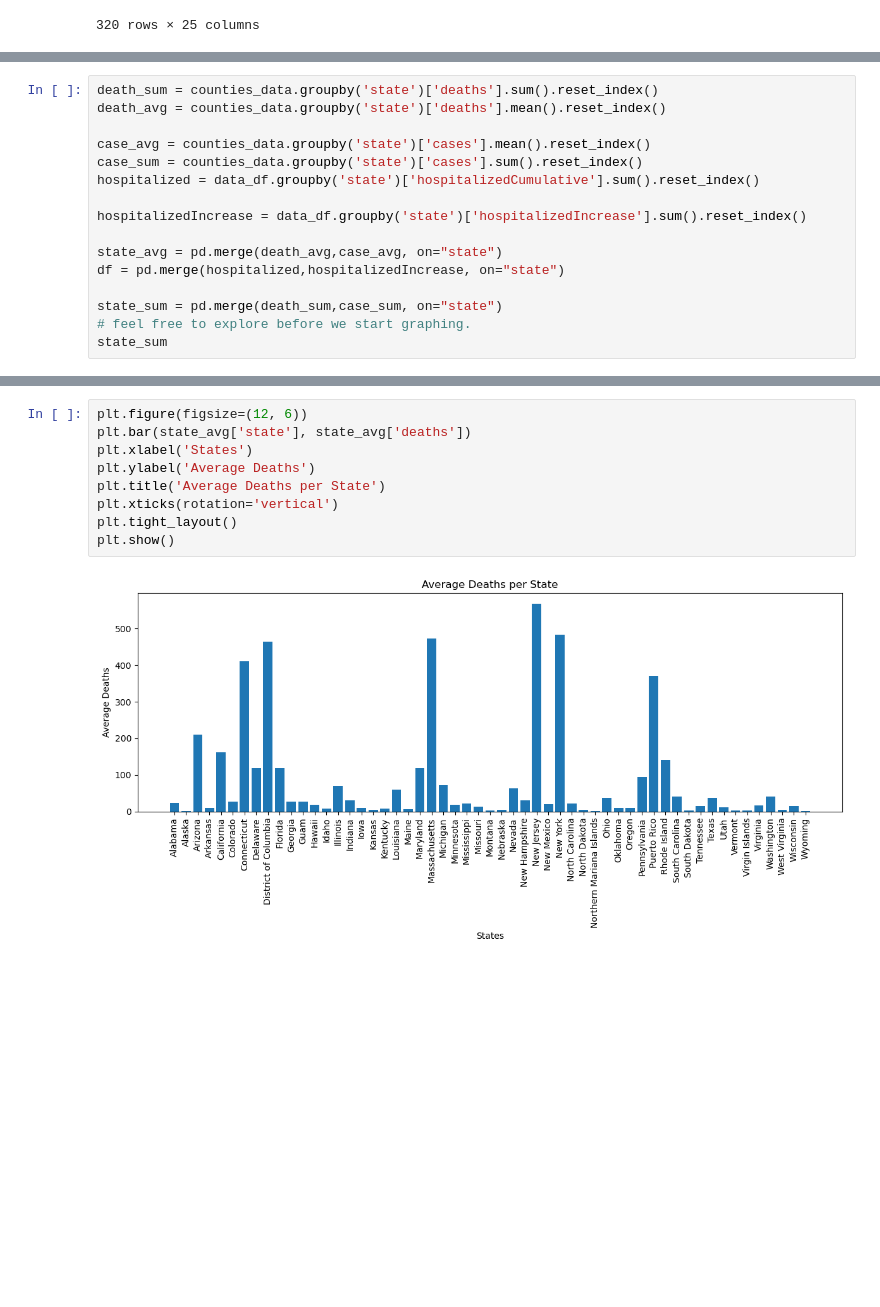
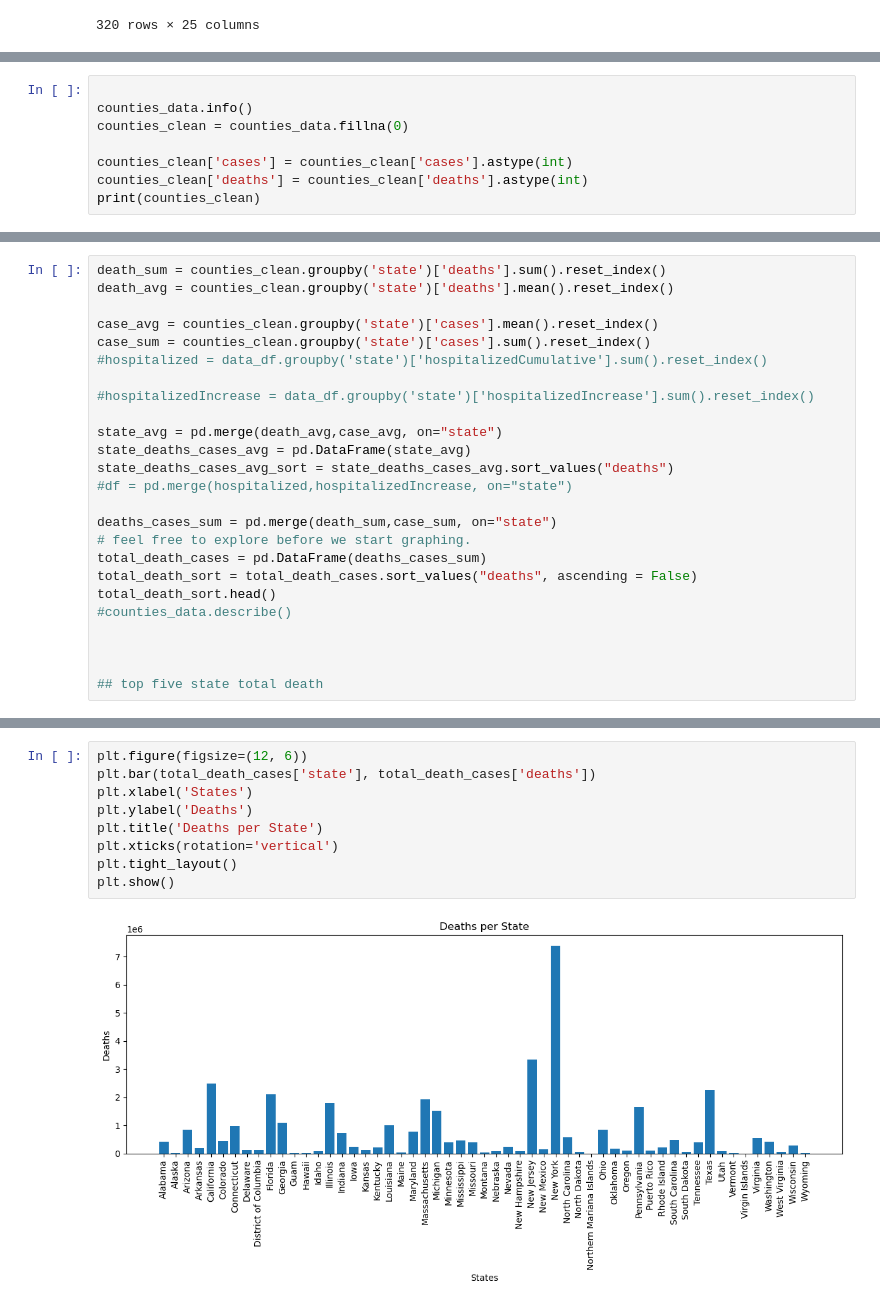
Before and after one commit to mpparra12/Project1, a Jupyter notebook: Covid19.ipynb, the cells around one changed output, grey strips where cells are left out. Cells and saved outputs as stored; diff of their text form; blank space fills up the shorter version.

```diff
--- a/Covid19.ipynb
+++ b/Covid19.ipynb
@@ -108,0 +113,8 @@ clean_data
+# %%
+
+counties_data.info()
+counties_clean = counties_data.fillna(0)
+
+counties_clean['cases'] = counties_clean['cases'].astype(int)
+counties_clean['deaths'] = counties_clean['deaths'].astype(int)
+print(counties_clean)
@@ -126,18 +142,27 @@ clean_data
 # %%
-death_sum = counties_data.groupby('state')['deaths'].sum().reset_index()
-death_avg = counties_data.groupby('state')['deaths'].mean().reset_index()
+death_sum = counties_clean.groupby('state')['deaths'].sum().reset_index()
+death_avg = counties_clean.groupby('state')['deaths'].mean().reset_index()
 
-case_avg = counties_data.groupby('state')['cases'].mean().reset_index()
-case_sum = counties_data.groupby('state')['cases'].sum().reset_index()
-hospitalized = data_df.groupby('state')['hospitalizedCumulative'].sum().reset_index()
+case_avg = counties_clean.groupby('state')['cases'].mean().reset_index()
+case_sum = counties_clean.groupby('state')['cases'].sum().reset_index()
+#hospitalized = data_df.groupby('state')['hospitalizedCumulative'].sum().reset_index()
 
-hospitalizedIncrease = data_df.groupby('state')['hospitalizedIncrease'].sum().reset_index()
+#hospitalizedIncrease = data_df.groupby('state')['hospitalizedIncrease'].sum().reset_index()
 
 state_avg = pd.merge(death_avg,case_avg, on="state")
-df = pd.merge(hospitalized,hospitalizedIncrease, on="state")
+state_deaths_cases_avg = pd.DataFrame(state_avg)
+state_deaths_cases_avg_sort = state_deaths_cases_avg.sort_values("deaths")
+#df = pd.merge(hospitalized,hospitalizedIncrease, on="state")
 
-state_sum = pd.merge(death_sum,case_sum, on="state")
+deaths_cases_sum = pd.merge(death_sum,case_sum, on="state")
 # feel free to explore before we start graphing.
-state_sum
+total_death_cases = pd.DataFrame(deaths_cases_sum)
+total_death_sort = total_death_cases.sort_values("deaths", ascending = False)
+total_death_sort.head()
+#counties_data.describe()
+
+
+
+## top five state total death
 # %% [output]
 |  | state | deaths | cases |
@@ -178,12 +207,12 @@ top_death.tail()
 | 36 | Northern Mariana Islands | 1.128440 | 28.635321 |
 # %%
 plt.figure(figsize=(12, 6))
-plt.bar(state_avg['state'], state_avg['deaths'])
+plt.bar(total_death_cases['state'], total_death_cases['deaths'])
 plt.xlabel('States')
-plt.ylabel('Average Deaths')
-plt.title('Average Deaths per State')
+plt.ylabel('Deaths')
+plt.title('Deaths per State')
 plt.xticks(rotation='vertical')
 plt.tight_layout()
 plt.show()
 # %% [output]
-[figure, old version]
+[figure, new version]
```
Also changed, not shown: parts of 16 cells of this notebook.
